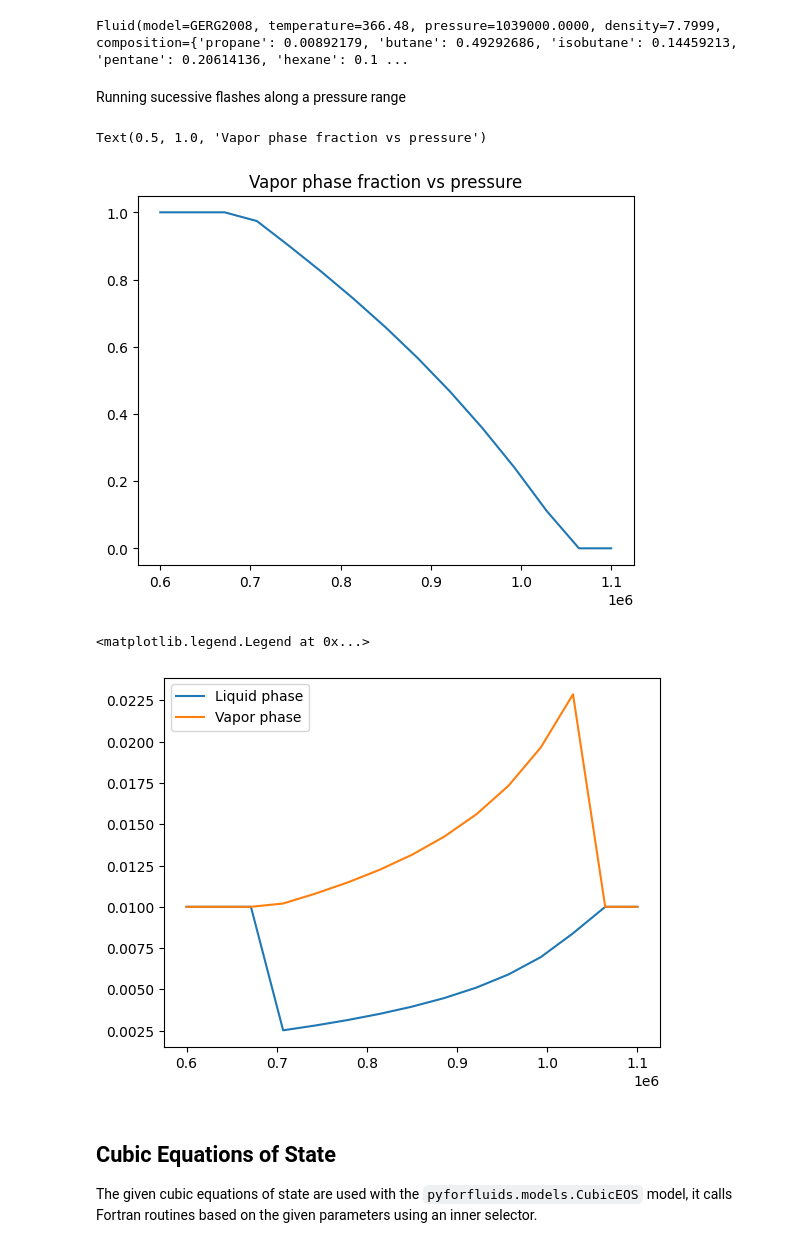
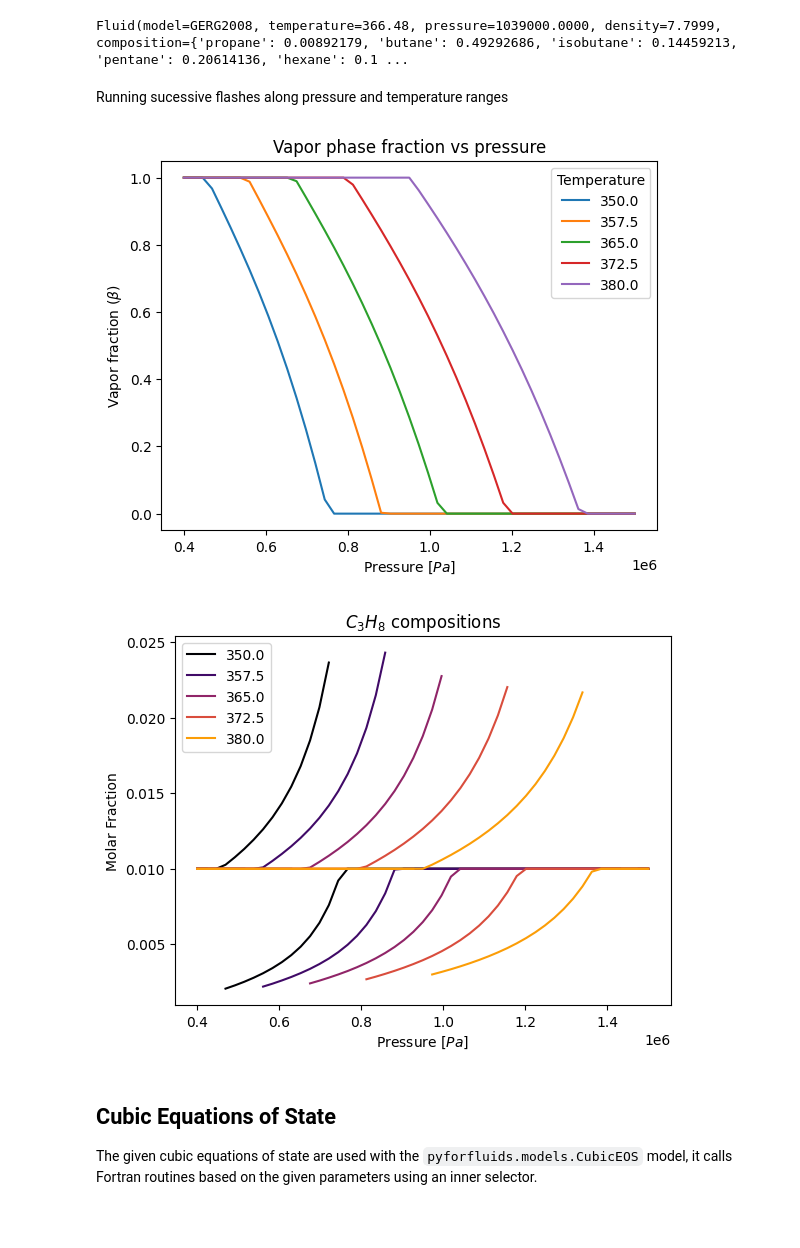
Before and after one commit to fedebenelli/PyForFluids, a Jupyter notebook: docs/source/tutorial.ipynb, the cells around one changed output. Cells and saved outputs as stored; diff of their text form; code cells hidden in the pictures; blank space fills up the shorter version.

```diff
--- a/docs/source/tutorial.ipynb
+++ b/docs/source/tutorial.ipynb
@@ -184,5 +190,5 @@ liquid
 # %% [output]
 Fluid(model=GERG2008, temperature=366.48, pressure=1039000.0000, density=7.7999, composition={'propane': 0.00892179, 'butane': 0.49292686, 'isobutane': 0.14459213, 'pentane': 0.20614136, 'hexane': 0.1 ...
 # %% [markdown]
-Running sucessive flashes along a pressure range
+Running sucessive flashes along pressure and temperature ranges
 # %%
@@ -199,22 +212,37 @@ for p in pressures:
 # %%
-# Extracting propane compositions along the flashes
-component = "propane"
-ys = [vapor.composition[component] for vapor in vapors]
-xs = [liquid.composition[component] for liquid in liquids]
+for t in temperatures:
+    plt.plot(pressures, betas[t], label=t)
 
-plt.plot(pressures, betas)
+plt.legend(title="Temperature")
+plt.xlabel(r"Pressure [$Pa$]")
+plt.ylabel(r"Vapor fraction ($\beta$)")
 plt.title("Vapor phase fraction vs pressure")
+plt.savefig("beta.png")
+plt.show()
 # %% [output]
-Text(0.5, 1.0, 'Vapor phase fraction vs pressure')
-[figure, old version]
+[figure, new version]
 # %%
-plt.plot(pressures, xs, label="Liquid phase")
-plt.plot(pressures, ys, label="Vapor phase")
+# Extracting propane compositions along the flashes
+component = "propane"
+
+for i, t in enumerate(temperatures):
+    ys = [vapor.composition[component] for vapor in vapors[t]]
+    xs = [liquid.composition[component] for liquid in liquids[t]]
+    idelx = np.where(np.diff(xs) < 0)[0][0]
+    idely = np.where(np.diff(ys) < 0)[0][0]
+    xs[idelx] = np.nan
+    ys[idely] = np.nan
+    plt.plot(pressures, xs, label=t, color=cmap(i * 50))
+    plt.plot(pressures, ys, color=cmap(i*50))
 
 plt.legend()
+plt.title(r"$C_3H_8$ compositions")
+plt.ylabel("Molar Fraction")
+plt.xlabel(r"Pressure [$Pa$]")
+plt.savefig("flashes.png")
+plt.show()
 # %% [output]
-<matplotlib.legend.Legend at 0x...>
-[figure, old version]
+[figure, new version]
 # %% [markdown]
 ## Cubic Equations of State
 
```
Also changed, not shown: parts of 6 cells of this notebook, 3 other files.
